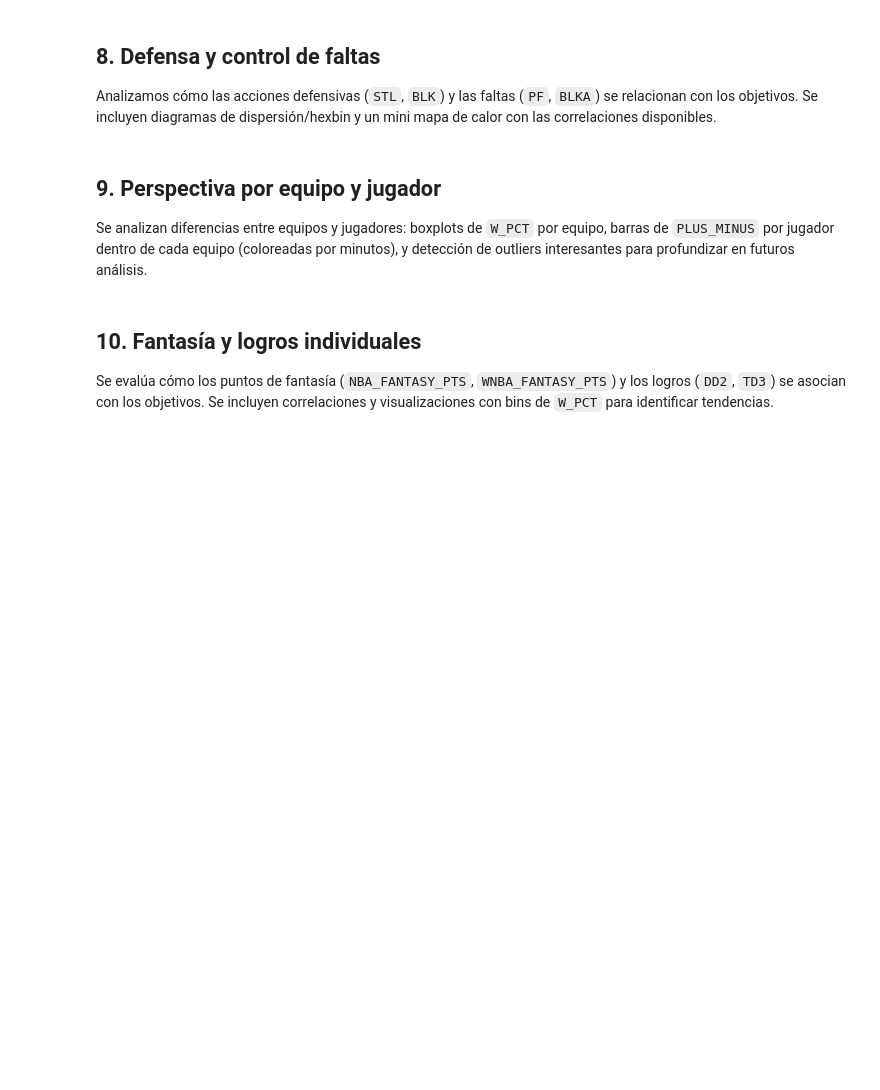
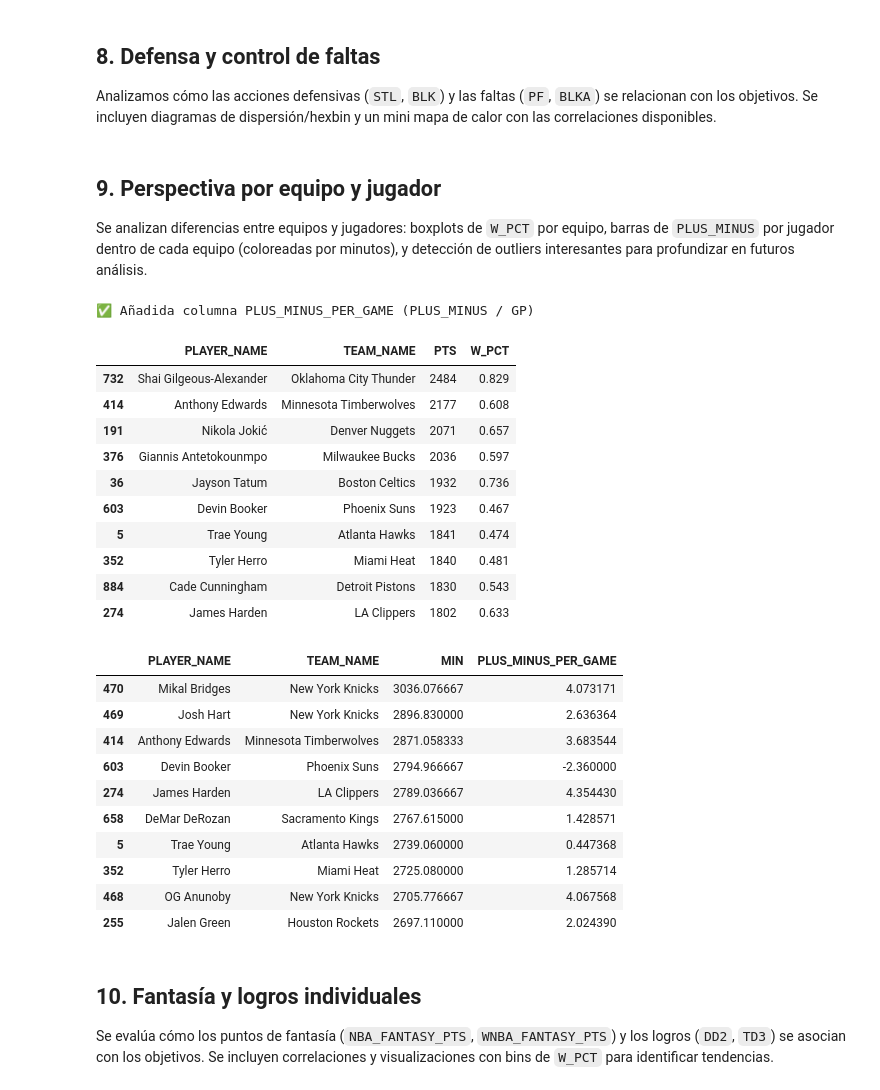
Before and after one commit to diazpablogon/BasketballAnalysis, a Jupyter notebook: 02_processing_data/02a_WL_prediction/02a_params/02a_dashboard.ipynb, the cells around one changed output. Saved outputs shown, nothing was run; the diff lists cells and outputs as text; code cells hidden in the pictures; blank space fills up the shorter version.

```diff
--- a/02_processing_data/02a_WL_prediction/02a_params/02a_dashboard.ipynb
+++ b/02_processing_data/02a_WL_prediction/02a_params/02a_dashboard.ipynb
@@ -487,8 +546,15 @@ if def_targets:
 
 Se analizan diferencias entre equipos y jugadores: boxplots de `W_PCT` por equipo, barras de `PLUS_MINUS` por jugador dentro de cada equipo (coloreadas por minutos), y detección de outliers interesantes para profundizar en futuros análisis.
 # %%
+if {"PLUS_MINUS", "GP"}.issubset(df.columns):
+    df["PLUS_MINUS_PER_GAME"] = df["PLUS_MINUS"] / df["GP"].replace(0, np.nan)
+    print("✅ Añadida columna PLUS_MINUS_PER_GAME (PLUS_MINUS / GP)")
+else:
+    warnings.warn("⚠️ No se pudo crear PLUS_MINUS_PER_GAME (faltan PLUS_MINUS o GP).")
+
 team_dir = ensure_dir(FIGURES_DIR / "teams")
 
+# 2) Boxplot de W_PCT por equipo (igual que antes)
 if "TEAM_NAME" in df.columns and "W_PCT" in df.columns:
     data = df[["TEAM_NAME", "W_PCT"]].dropna()
     if data["TEAM_NAME"].nunique() > 1:
@@ -497,50 +563,86 @@ if "TEAM_NAME" in df.columns and "W_PCT" in df.columns:
         ax.set_title("Distribución de W_PCT por equipo")
         ax.set_xlabel("Equipo")
         ax.set_ylabel("W_PCT")
-        ax.tick_params(axis="x", rotation=45, ha="right")
+        ax.tick_params(axis="x", labelrotation=45)  # rotación correcta
+        plt.setp(ax.get_xticklabels(), ha="right")  # alineación horizontal
         plt.tight_layout()
         save_figure(fig, team_dir / "boxplot_wpct_por_equipo.png")
         plt.close(fig)
 
-if {"TEAM_NAME", "PLAYER_NAME", "PLUS_MINUS"}.issubset(df.columns):
+# 3) Barras de PLUS_MINUS por partido por jugador y equipo
+if {"TEAM_NAME", "PLAYER_NAME"}.issubset(df.columns) and "PLUS_MINUS_PER_GAME" in df.columns:
     pivot_cols = [c for c in ["MIN"] if c in df.columns]
-    for team, team_df in df.groupby("TEAM_NAME"):
-        team_df = team_df.dropna(subset=["PLAYER_NAME", "PLUS_MINUS"])
+    for team, team_df in df.groupby("TEAM_NAME", dropna=True):
+        team_df = team_df.dropna(subset=["PLAYER_NAME", "PLUS_MINUS_PER_GAME"])
         if team_df.empty:
             continue
-        team_df = team_df.sort_values("PLUS_MINUS", ascending=False)
+        team_df = team_df.sort_values("PLUS_MINUS_PER_GAME", ascending=False)
+
         fig, ax = plt.subplots(figsize=(8, max(4, 0.4 * len(team_df))))
+
         if "MIN" in pivot_cols and team_df["MIN"].nunique() > 1:
             norm = plt.Normalize(team_df["MIN"].min(), team_df["MIN"].max())
             cmap = plt.cm.viridis
             colors = [cmap(norm(v)) for v in team_df["MIN"]]
-            sns.barplot(x="PLUS_MINUS", y="PLAYER_NAME", data=team_df, palette=colors, ax=ax)
+            sns.barplot(x="PLUS_MINUS_PER_GAME", y="PLAYER_NAME", data=team_df, palette=colors, ax=ax)
             sm = plt.cm.ScalarMappable(cmap=cmap, norm=norm)
             sm.set_array([])
             cbar = fig.colorbar(sm, ax=ax)
             cbar.set_label("MIN")
         else:
-            sns.barplot(x="PLUS_MINUS", y="PLAYER_NAME", data=team_df, palette="Blues", ax=ax)
-        ax.set_title(f"PLUS_MINUS por jugador – {team}")
-        ax.set_xlabel("PLUS_MINUS")
+            sns.barplot(x="PLUS_MINUS_PER_GAME", y="PLAYER_NAME", data=team_df, palette="Blues", ax=ax)
+
+        ax.set_title(f"PLUS_MINUS por partido – {team}")
+        ax.set_xlabel("PLUS_MINUS por partido")
         ax.set_ylabel("Jugador")
         plt.tight_layout()
-        save_figure(fig, team_dir / f"{safe_filename(team)}_players_plusminus.png")
+        save_figure(fig, team_dir / f"{safe_filename(team)}_players_plusminus_per_game.png")
         plt.close(fig)
 
-if "W_PCT" in df.columns and "PTS" in df.columns:
+# 4) Tablas de “insights”
+ensure_dir(TABLES_DIR)
+
+# Jugadores con muchos puntos pero equipos con W_PCT bajo (top 10)
+if {"PLAYER_NAME", "TEAM_NAME", "PTS", "W_PCT"}.issubset(df.columns):
     temp = df[["PLAYER_NAME", "TEAM_NAME", "PTS", "W_PCT"]].dropna()
     if not temp.empty:
         temp = temp.sort_values(["PTS", "W_PCT"], ascending=[False, True]).head(10)
         (TABLES_DIR / "insights_pts_alto_wpct_bajo.csv").write_text(temp.to_csv(index=False))
         display(temp)
 
-if "PLUS_MINUS" in df.columns and "MIN" in df.columns:
-    temp = df[["PLAYER_NAME", "TEAM_NAME", "MIN", "PLUS_MINUS"]].dropna()
+# Jugadores con muchos minutos pero PLUS_MINUS por partido bajo (top 10)
+if {"PLAYER_NAME", "TEAM_NAME", "MIN", "PLUS_MINUS_PER_GAME"}.issubset(df.columns):
+    temp = df[["PLAYER_NAME", "TEAM_NAME", "MIN", "PLUS_MINUS_PER_GAME"]].dropna()
     if not temp.empty:
-        temp = temp.sort_values(["MIN", "PLUS_MINUS"], ascending=[False, True]).head(10)
-        (TABLES_DIR / "insights_min_alto_plusminus_bajo.csv").write_text(temp.to_csv(index=False))
+        temp = temp.sort_values(["MIN", "PLUS_MINUS_PER_GAME"], ascending=[False, True]).head(10)
+        (TABLES_DIR / "insights_min_alto_plusminus_per_game_bajo.csv").write_text(temp.to_csv(index=False))
         display(temp)
+else:
+    warnings.warn("⚠️ No se generó la tabla de MIN alto con PLUS_MINUS por partido bajo (faltan columnas).")
+# %% [output]
+✅ Añadida columna PLUS_MINUS_PER_GAME (PLUS_MINUS / GP)
+|  | PLAYER_NAME | TEAM_NAME | PTS | W_PCT |
+| 732 | Shai Gilgeous-Alexander | Oklahoma City Thunder | 2484 | 0.829 |
+| 414 | Anthony Edwards | Minnesota Timberwolves | 2177 | 0.608 |
+| 191 | Nikola Jokić | Denver Nuggets | 2071 | 0.657 |
+| 376 | Giannis Antetokounmpo | Milwaukee Bucks | 2036 | 0.597 |
+| 36 | Jayson Tatum | Boston Celtics | 1932 | 0.736 |
+| 603 | Devin Booker | Phoenix Suns | 1923 | 0.467 |
+| 5 | Trae Young | Atlanta Hawks | 1841 | 0.474 |
+| 352 | Tyler Herro | Miami Heat | 1840 | 0.481 |
+| 884 | Cade Cunningham | Detroit Pistons | 1830 | 0.543 |
+| 274 | James Harden | LA Clippers | 1802 | 0.633 |
+|  | PLAYER_NAME | TEAM_NAME | MIN | PLUS_MINUS_PER_GAME |
+| 470 | Mikal Bridges | New York Knicks | 3036.076667 | 4.073171 |
+| 469 | Josh Hart | New York Knicks | 2896.830000 | 2.636364 |
+| 414 | Anthony Edwards | Minnesota Timberwolves | 2871.058333 | 3.683544 |
+| 603 | Devin Booker | Phoenix Suns | 2794.966667 | -2.360000 |
+| 274 | James Harden | LA Clippers | 2789.036667 | 4.354430 |
+| 658 | DeMar DeRozan | Sacramento Kings | 2767.615000 | 1.428571 |
+| 5 | Trae Young | Atlanta Hawks | 2739.060000 | 0.447368 |
+| 352 | Tyler Herro | Miami Heat | 2725.080000 | 1.285714 |
+| 468 | OG Anunoby | New York Knicks | 2705.776667 | 4.067568 |
+| 255 | Jalen Green | Houston Rockets | 2697.110000 | 2.024390 |
 # %% [markdown]
 ## 10. Fantasía y logros individuales
 
```
Also changed, not shown: parts of 10 cells of this notebook, 8 other files.
